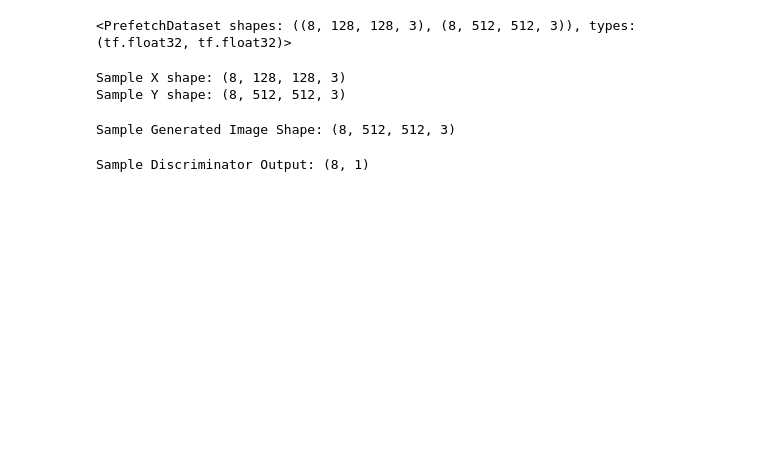
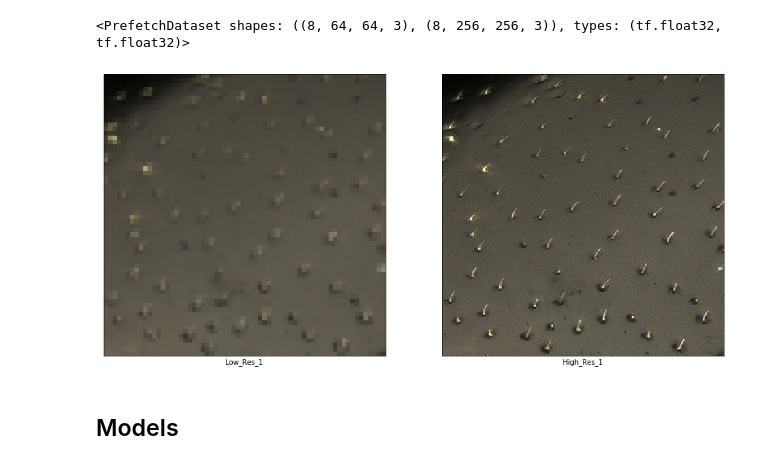
Before and after one commit to soumik12345/ESRGAN, a Jupyter notebook: Train.ipynb, the cells around one changed output. Drawn from its saved outputs; the diff is of its cells as text; code cells hidden in the pictures; blank space fills up the shorter version.

```diff
--- a/Train.ipynb
+++ b/Train.ipynb
@@ -41,28 +22,13 @@ tfrecord_creator = TFRecordCreator('./DIV2K_train_HR', './DIV2K_train_LR_bicubic
 tfrecord_creator.make_tfrecord_file('div2d_4x_bicubic.tfrecord')
 # %%
-sr_dataset = SRTfrecordDataset(512)
-dataset = sr_dataset.get_dataset('div2d_4x_bicubic.tfrecord', 8, 1024)
+dataloader = SRTfrecordDataset(256)
+dataset = dataloader.get_dataset('./div2d_4x_bicubic.tfrecord', 8, 1024)
 dataset
 # %% [output]
-<PrefetchDataset shapes: ((8, 128, 128, 3), (8, 512, 512, 3)), types: (tf.float32, tf.float32)>
+<PrefetchDataset shapes: ((8, 64, 64, 3), (8, 256, 256, 3)), types: (tf.float32, tf.float32)>
-# %%
-sample_x, sample_y = next(iter(dataset))
-sample_x = sample_x.numpy()
-sample_y = sample_y.numpy()
-print('Sample X shape: {}'.format(sample_x.shape))
-print('Sample Y shape: {}'.format(sample_y.shape))
-# %% [output]
-Sample X shape: (8, 128, 128, 3)
-Sample Y shape: (8, 512, 512, 3)
-# %%
-sample_generator = Generator(128, 3)
-sample_sr = sample_generator(sample_x)
-print('Sample Generated Image Shape: {}'.format(sample_sr.shape))
-# %% [output]
-Sample Generated Image Shape: (8, 512, 512, 3)
-# %%
-sample_discriminator = Discriminator(512, 3)
-sample_discriminator_output = sample_discriminator(sample_sr)
-print('Sample Discriminator Output: {}'.format(sample_discriminator_output.shape))
-# %% [output]
-Sample Discriminator Output: (8, 1)
+# %%
+visualize_batch(dataset)
+# %% [output]
+[figure, added]
+# %% [markdown]
+## Models
```
Also changed, not shown: parts of 13 cells of this notebook, 2 other files.
